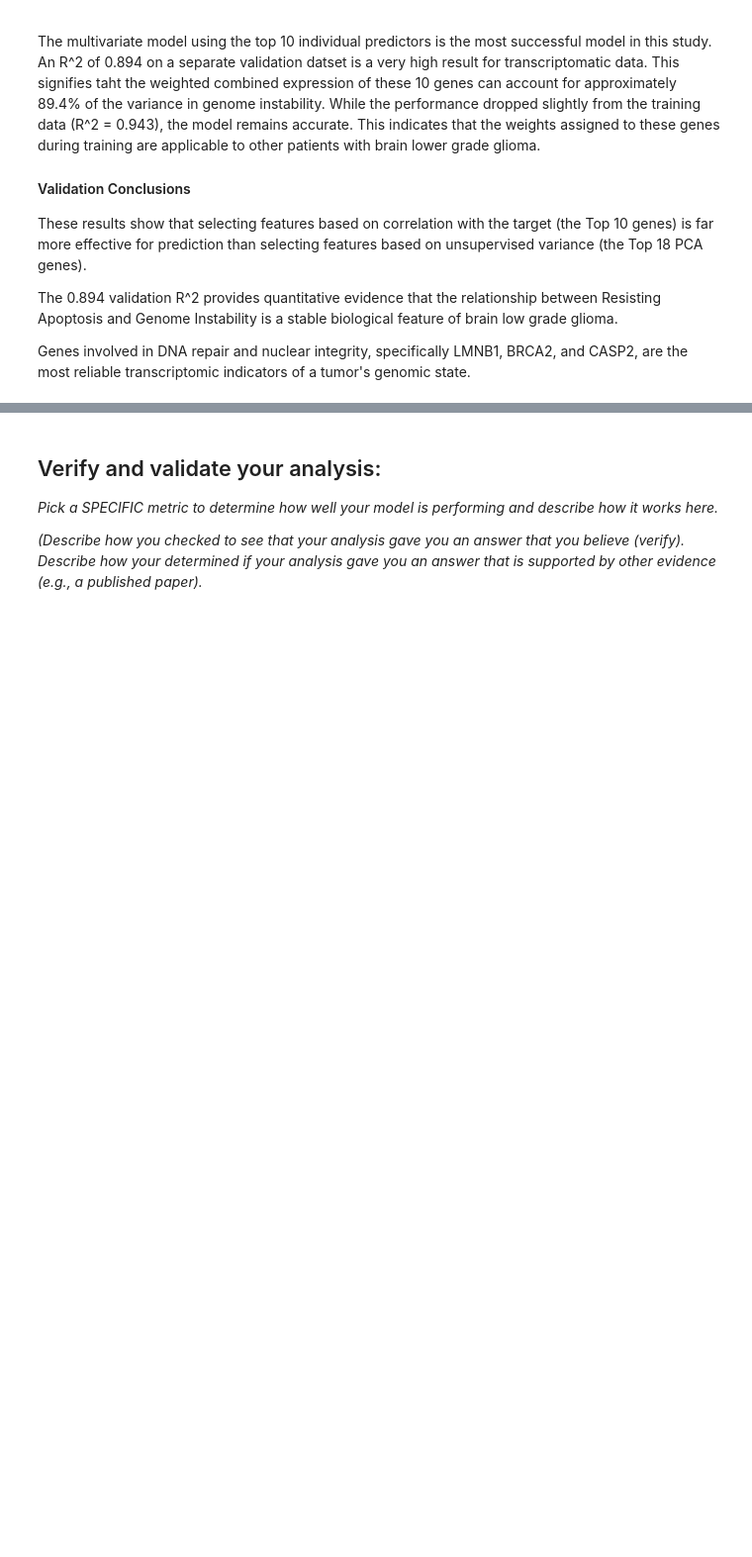
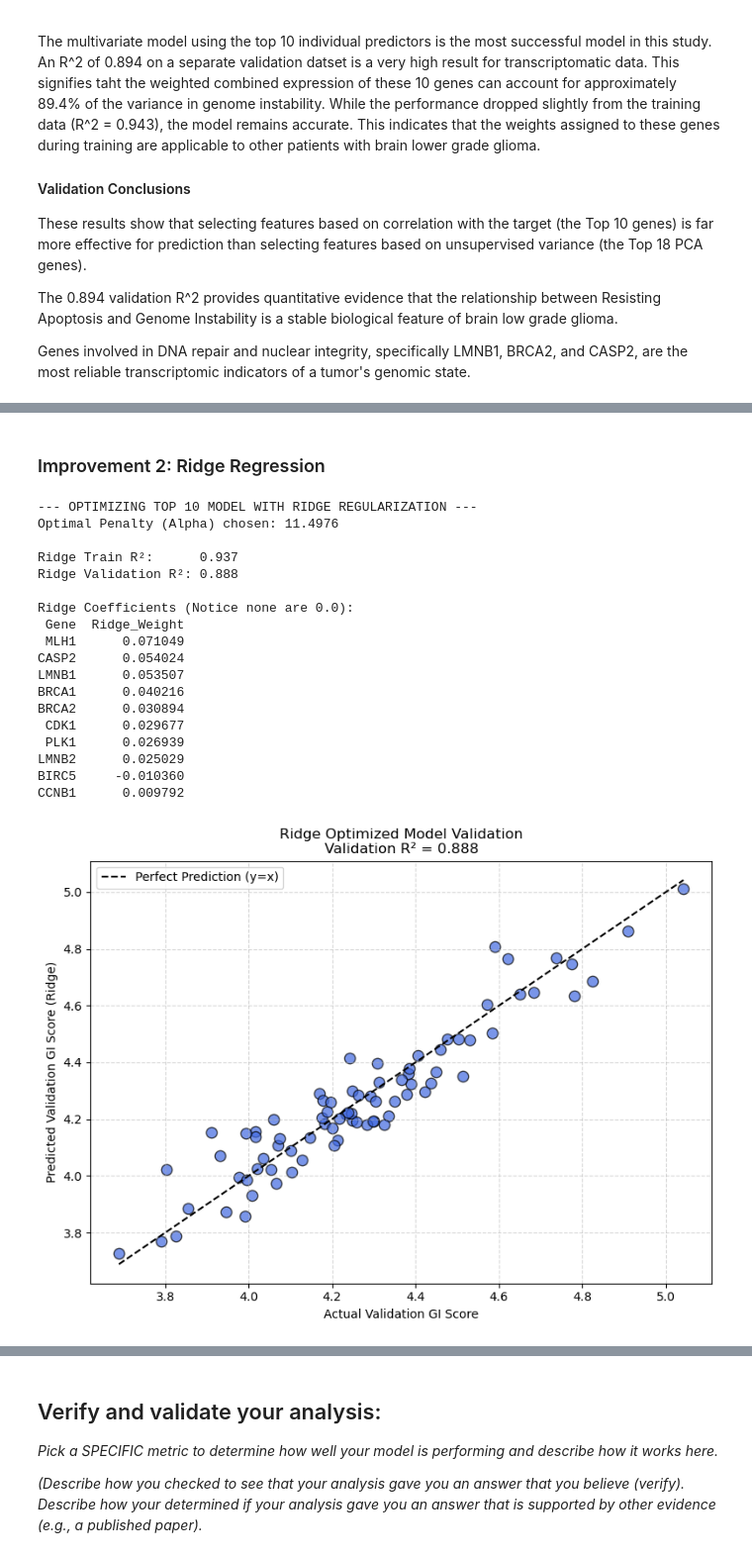
Before and after one commit to gracevl/lee-spencer-Module-4-Cancer, a Jupyter notebook: code/Module 4 Template.ipynb, the cells around one changed output, grey strips where cells are left out. Shown at 99% size. Saved outputs shown, nothing was run; the diff lists cells and outputs as text; code cells hidden in the pictures; blank space fills up the shorter version.

```diff
--- a/code/Module 4 Template.ipynb
+++ b/code/Module 4 Template.ipynb
@@ -958,0 +1044,79 @@ Genes involved in DNA repair and nuclear integrity, specifically LMNB1, BRCA2, a
+# %% [markdown]
+### Improvement 2: Ridge Regression
+# %%
+from sklearn.linear_model import RidgeCV
+from sklearn.metrics import r2_score
+import pandas as pd
+import numpy as np
+import matplotlib.pyplot as plt
+
+print("--- OPTIMIZING TOP 10 MODEL WITH RIDGE REGULARIZATION ---")
+
+# 1. INITIALIZE AND TRAIN RIDGE WITH CROSS-VALIDATION
+# ------------------------------------------------------------------
+# RidgeCV tests various alpha (penalty) values automatically.
+# We define a wide range of potential alphas for the model to test.
+alphas_to_test = np.logspace(-3, 3, 100)
+ridge_cv = RidgeCV(alphas=alphas_to_test, cv=5)
+
+# Assuming X_train_scaled and y_multi from the Lasso step are still active
+ridge_cv.fit(X_train_scaled, y_multi)
+
+# 2. EVALUATE PERFORMANCE
+# ------------------------------------------------------------------
+y_train_pred_ridge = ridge_cv.predict(X_train_scaled)
+y_val_pred_ridge = ridge_cv.predict(X_val_scaled)
+
+train_r2_ridge = r2_score(y_multi, y_train_pred_ridge)
+val_r2_ridge = r2_score(val_target_y, y_val_pred_ridge)
+
+print(f"Optimal Penalty (Alpha) chosen: {ridge_cv.alpha_:.4f}\n")
+print(f"Ridge Train R²:      {train_r2_ridge:.3f}")
+print(f"Ridge Validation R²: {val_r2_ridge:.3f}\n")
+
+# 3. EXTRACT AND RANK THE NEW COEFFICIENTS
+# ------------------------------------------------------------------
+ridge_coefs = pd.DataFrame({
+    'Gene': top_10_genes,
+    'Ridge_Weight': ridge_cv.coef_
+}).sort_values('Ridge_Weight', key=abs, ascending=False)
+
+print("Ridge Coefficients (Notice none are 0.0):")
+print(ridge_coefs.to_string(index=False))
+
+# 4. VISUALIZE RIDGE VALIDATION
+# ------------------------------------------------------------------
+plt.figure(figsize=(8, 6))
+plt.scatter(val_target_y, y_val_pred_ridge, alpha=0.7, edgecolors='k', s=80, color='royalblue')
+
+min_val = min(val_target_y.min(), y_val_pred_ridge.min())
+max_val = max(val_target_y.max(), y_val_pred_ridge.max())
+plt.plot([min_val, max_val], [min_val, max_val], 'k--', linewidth=1.5, label='Perfect Prediction (y=x)')
+
+plt.xlabel("Actual Validation GI Score")
+plt.ylabel("Predicted Validation GI Score (Ridge)")
+plt.title(f"Ridge Optimized Model Validation\nValidation R² = {val_r2_ridge:.3f}")
+plt.legend()
+plt.grid(True, linestyle='--', alpha=0.5)
+plt.tight_layout()
+plt.show()
+# %% [output]
+--- OPTIMIZING TOP 10 MODEL WITH RIDGE REGULARIZATION ---
+Optimal Penalty (Alpha) chosen: 11.4976
+
+Ridge Train R²:      0.937
+Ridge Validation R²: 0.888
+
+Ridge Coefficients (Notice none are 0.0):
+ Gene  Ridge_Weight
+ MLH1      0.071049
+CASP2      0.054024
+LMNB1      0.053507
+BRCA1      0.040216
+BRCA2      0.030894
+ CDK1      0.029677
+ PLK1      0.026939
+LMNB2      0.025029
+BIRC5     -0.010360
+CCNB1      0.009792
+[figure, added]
```
Also changed, not shown: parts of 5 cells of this notebook.
